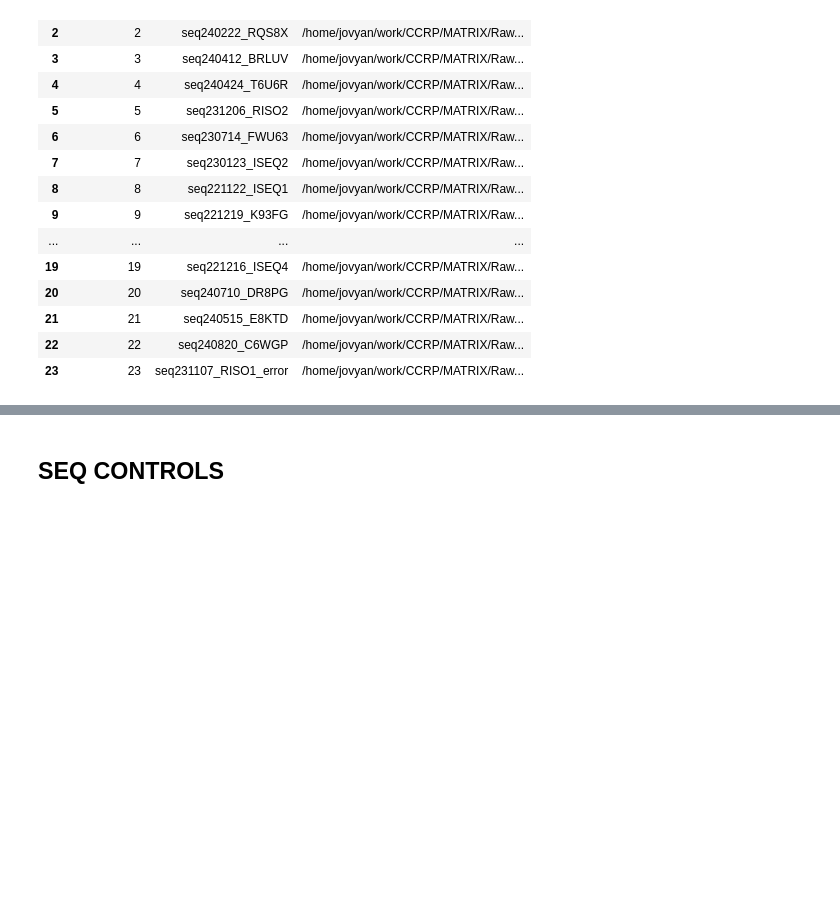
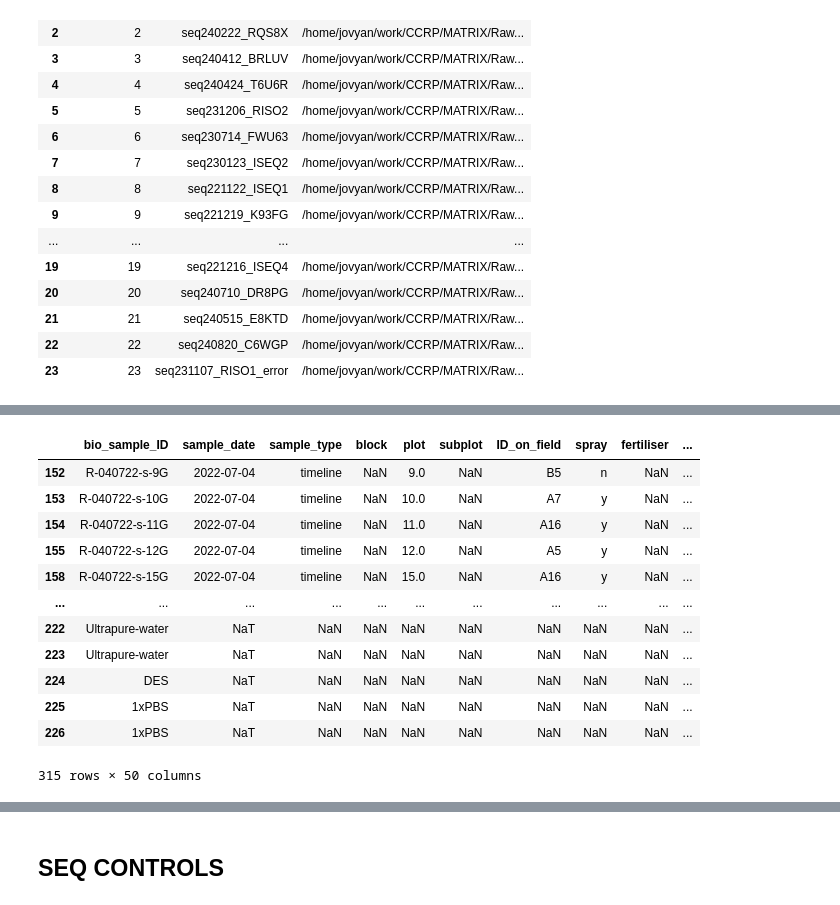
Before and after one commit to lauramilena3/MATRIX_METADATA, a Jupyter notebook: MICROBIOMICS/NOTEBOOKS/rename_scripts.ipynb, the cells around one changed output, grey strips where cells are left out. Drawn from its saved outputs; the diff is of its cells as text; code cells hidden in the pictures; blank space fills up the shorter version.

```diff
--- a/MICROBIOMICS/NOTEBOOKS/rename_scripts.ipynb
+++ b/MICROBIOMICS/NOTEBOOKS/rename_scripts.ipynb
@@ -50,0 +449,12 @@ metadata_crushed_2023_ITS =pd.read_excel("../EXCEL_FILES/crushed_metadata_202602
+# %%
+metadata_2021_crushed_amplicon_full=metadata_2021_crushed_amplicon.merge(df_folder_structure, left_on="run_ID", right_on="dir_name", how="right")
+metadata_2021_crushed_amplicon_full
+metadata_2021_crushed_amplicon_full=metadata_2021_crushed_amplicon_full[metadata_2021_crushed_amplicon_full["seq_sample_ID"].notna()]
+metadata_2021_crushed_amplicon_full['suggested_correct_seq_sample_ID'] = \
+    metadata_2021_crushed_amplicon_full['correct_seq_sample_ID'].fillna(metadata_2021_crushed_amplicon_full['seq_sample_ID'])
+metadata_2021_crushed_amplicon_full['suggested_correct_seq_sample_ID'] = metadata_2021_crushed_amplicon_full['suggested_correct_seq_sample_ID'].str.replace("_", "-").str.replace("crushed-1-", "").str.replace("16s", "16S")
+metadata_2021_crushed_amplicon_full=metadata_2021_crushed_amplicon_full.sort_values("run_ID")
+
+# ###### REMOVE WHEN RISO1 IS FIXED!!!!!
+# metadata_2021_crushed_amplicon_full=metadata_2021_crushed_amplicon_full[metadata_2021_crushed_amplicon_full["run_ID"]!="seq231107_RISO1"]
+# metadata_2021_crushed_amplicon_full
@@ -50,0 +688,8 @@ metadata_crushed_2023_ITS =pd.read_excel("../EXCEL_FILES/crushed_metadata_202602
+# %%
+metadata_2022_crushed_amplicon_full=metadata_2022_crushed_amplicon.merge(df_folder_structure, left_on="run_ID", right_on="dir_name", how="left")
+metadata_2022_crushed_amplicon_full=metadata_2022_crushed_amplicon_full[metadata_2022_crushed_amplicon_full["seq_sample_ID"].notna()]
+metadata_2022_crushed_amplicon_full['suggested_correct_seq_sample_ID'] = \
+    metadata_2022_crushed_amplicon_full['correct_seq_sample_ID'].fillna(metadata_2022_crushed_amplicon_full['seq_sample_ID'])
+metadata_2022_crushed_amplicon_full['suggested_correct_seq_sample_ID'] = metadata_2022_crushed_amplicon_full['suggested_correct_seq_sample_ID'].str.replace("_", "-").str.replace("crushed-1-", "")
+metadata_2022_crushed_amplicon_full=metadata_2022_crushed_amplicon_full.sort_values("run_ID")
+metadata_2022_crushed_amplicon_full
@@ -50,0 +920,7 @@ metadata_crushed_2023_ITS =pd.read_excel("../EXCEL_FILES/crushed_metadata_202602
+# %%
+metadata_2022_washed_shotgun_full=metadata_2022_washed_shotgun.merge(df_folder_structure, left_on="run_ID", right_on="dir_name", how="left")
+metadata_2022_washed_shotgun_full=metadata_2022_washed_shotgun_full[metadata_2022_washed_shotgun_full["seq_sample_ID"].notna()]
+metadata_2022_washed_shotgun_full['suggested_correct_seq_sample_ID'] = \
+    metadata_2022_washed_shotgun_full['correct_seq_sample_ID'].fillna(metadata_2022_washed_shotgun_full['seq_sample_ID'])
+metadata_2022_washed_shotgun_full['suggested_correct_seq_sample_ID'] = metadata_2022_washed_shotgun_full['suggested_correct_seq_sample_ID'].str.replace("_", "-").str.replace("crushed-1-", "")
+metadata_2022_washed_shotgun_full=metadata_2022_washed_shotgun_full.sort_values("run_ID")
@@ -50,0 +1018,30 @@ metadata_crushed_2023_ITS =pd.read_excel("../EXCEL_FILES/crushed_metadata_202602
+# %%
+columns_to_move=["current_seq_sample_ID","correct_seq_sample_ID", "suggested_correct_seq_sample_ID"]
+# Reorder the DataFrame so that the specified columns are moved to the end
+metadata_2022_washed_shotgun_full = metadata_2022_washed_shotgun_full[
+    [col for col in metadata_2022_washed_shotgun_full.columns if col not in columns_to_move] + columns_to_move]
+
+# Create a new column "SUGGESTED_EQUALS_CORRECT" that is True if the suggested correct seq_sample_ID equals the correct seq_sample_ID
+metadata_2022_washed_shotgun_full["SUGGESTED_EQUALS_CORRECT"] = metadata_2022_washed_shotgun_full["suggested_correct_seq_sample_ID"] == metadata_2022_washed_shotgun_full["correct_seq_sample_ID"]
+
+# Create a new column "ALREADY_CORRECT" that is True if the suggested correct seq_sample_ID equals the current seq_sample_ID
+metadata_2022_washed_shotgun_full["ALREADY_CORRECT"] = metadata_2022_washed_shotgun_full["suggested_correct_seq_sample_ID"] == metadata_2022_washed_shotgun_full["current_seq_sample_ID"]
+
+# Sort the DataFrame by "SUGGESTED_EQUALS_CORRECT" and "ALREADY_CORRECT" columns
+# The rows with "True" for "SUGGESTED_EQUALS_CORRECT" and "ALREADY_CORRECT" will come first
+metadata_2022_washed_shotgun_full = metadata_2022_washed_shotgun_full.sort_values(["SUGGESTED_EQUALS_CORRECT", "ALREADY_CORRECT"])
+metadata_2022_washed_shotgun_full
+# %% [output]
+|  | bio_sample_ID | sample_date | sample_type | block | plot | subplot | ID_on_field | spray | fertiliser | ... |
+| 152 | R-040722-s-9G | 2022-07-04 | timeline | NaN | 9.0 | NaN | B5 | n | NaN | ... |
+| 153 | R-040722-s-10G | 2022-07-04 | timeline | NaN | 10.0 | NaN | A7 | y | NaN | ... |
+| 154 | R-040722-s-11G | 2022-07-04 | timeline | NaN | 11.0 | NaN | A16 | y | NaN | ... |
+| 155 | R-040722-s-12G | 2022-07-04 | timeline | NaN | 12.0 | NaN | A5 | y | NaN | ... |
+| 158 | R-040722-s-15G | 2022-07-04 | timeline | NaN | 15.0 | NaN | A16 | y | NaN | ... |
+| ... | ... | ... | ... | ... | ... | ... | ... | ... | ... | ... |
+| 222 | Ultrapure-water | NaT | NaN | NaN | NaN | NaN | NaN | NaN | NaN | ... |
+| 223 | Ultrapure-water | NaT | NaN | NaN | NaN | NaN | NaN | NaN | NaN | ... |
+| 224 | DES | NaT | NaN | NaN | NaN | NaN | NaN | NaN | NaN | ... |
+| 225 | 1xPBS | NaT | NaN | NaN | NaN | NaN | NaN | NaN | NaN | ... |
+| 226 | 1xPBS | NaT | NaN | NaN | NaN | NaN | NaN | NaN | NaN | ... |
+315 rows × 50 columns
```
Also changed, not shown: parts of 112 cells of this notebook, 27 other files.
